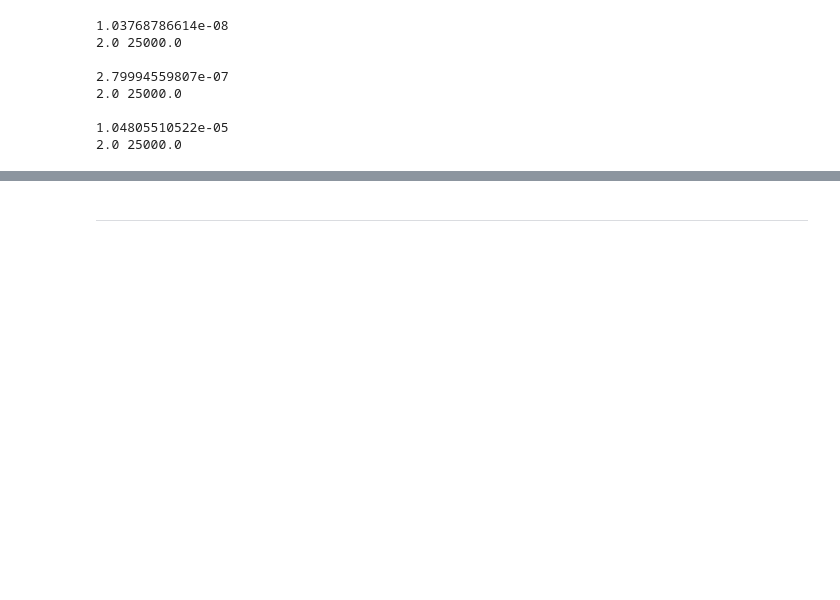
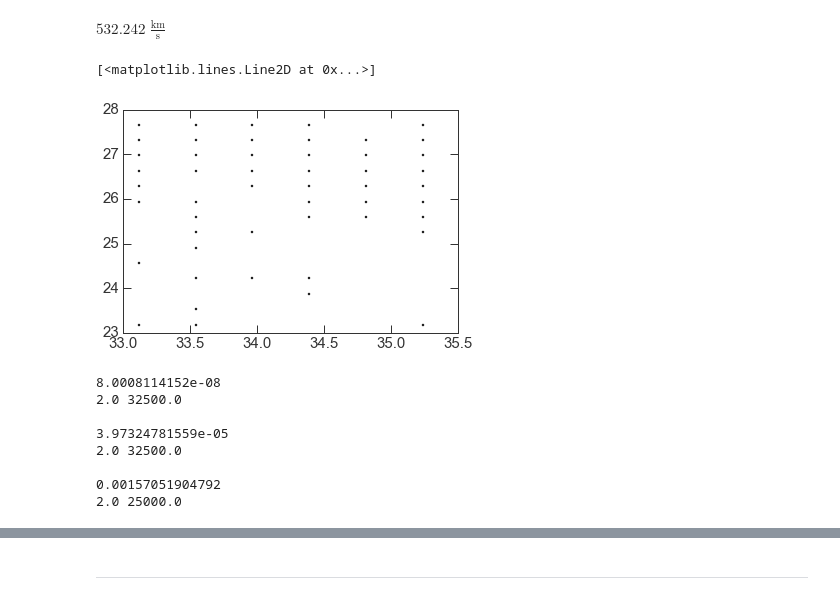
Before and after one commit to adrn/StreamMorphology, a Jupyter notebook: notebooks/Untitled0.ipynb, the cells around one changed output, grey strips where cells are left out. Saved outputs shown, nothing was run; the diff lists cells and outputs as text; code cells hidden in the pictures; blank space fills up the shorter version.

```diff
--- a/notebooks/Untitled0.ipynb
+++ b/notebooks/Untitled0.ipynb
@@ -16,6 +16,10 @@ import gary.io as io
 import gary.potential as gp
 from gary.units import galactic
 from streammorphology.initialconditions import loop_grid
+# %%
+((0.239225/np.sqrt(np.log(2.)-0.5))*u.kpc/u.Myr).to(u.km/u.s)
+# %% [output]
+$532.242 \; \mathrm{\frac{km}{s}}$
 # %%
 potential = gp.LeeSutoTriaxialNFWPotential(v_c=0.239225, r_s=30.,
                                            a=1., b=0.75, c=0.55,
@@ -51,8 +55,13 @@ sorted_ix = frac_diff_rate.argsort()
 region_d = d[ixx][sorted_ix]
 frac_diff_rate = frac_diff_rate[sorted_ix]
 index = np.where(ixx)[0][sorted_ix]
+# %%
+plt.plot(w0[ixx,0],w0[ixx,2],linestyle='none')
+# %% [output]
+[<matplotlib.lines.Line2D at 0x...>]
+[figure, added]
 # %%
-ixes = [1,len(frac_diff_rate)//2.,len(frac_diff_rate)-3]
+ixes = [1,int(3*len(frac_diff_rate)/4.),len(frac_diff_rate)-1]
 
 for ix in ixes:
     T = region_d[ix,0,-2]*region_d[ix,0,-1]
@@ -62,14 +71,14 @@ for ix in ixes:
     print(region_d[ix,0,9], region_d[ix,0,10])
     print()
 # %% [output]
-1.03768786614e-08
+8.0008114152e-08
+2.0 32500.0
+
+3.97324781559e-05
+2.0 32500.0
+
+0.00157051904792
 2.0 25000.0
-
-2.79994559807e-07
-2.0 25000.0
-
-1.04805510522e-05
-2.0 25000.0
 # %%
 for ix in ixes:
     t,w = potential.integrate_orbit(w0[index[ix]], dt=2., nsteps=25000,
```
Also changed, not shown: parts of 6 cells of this notebook, 4 other files.
